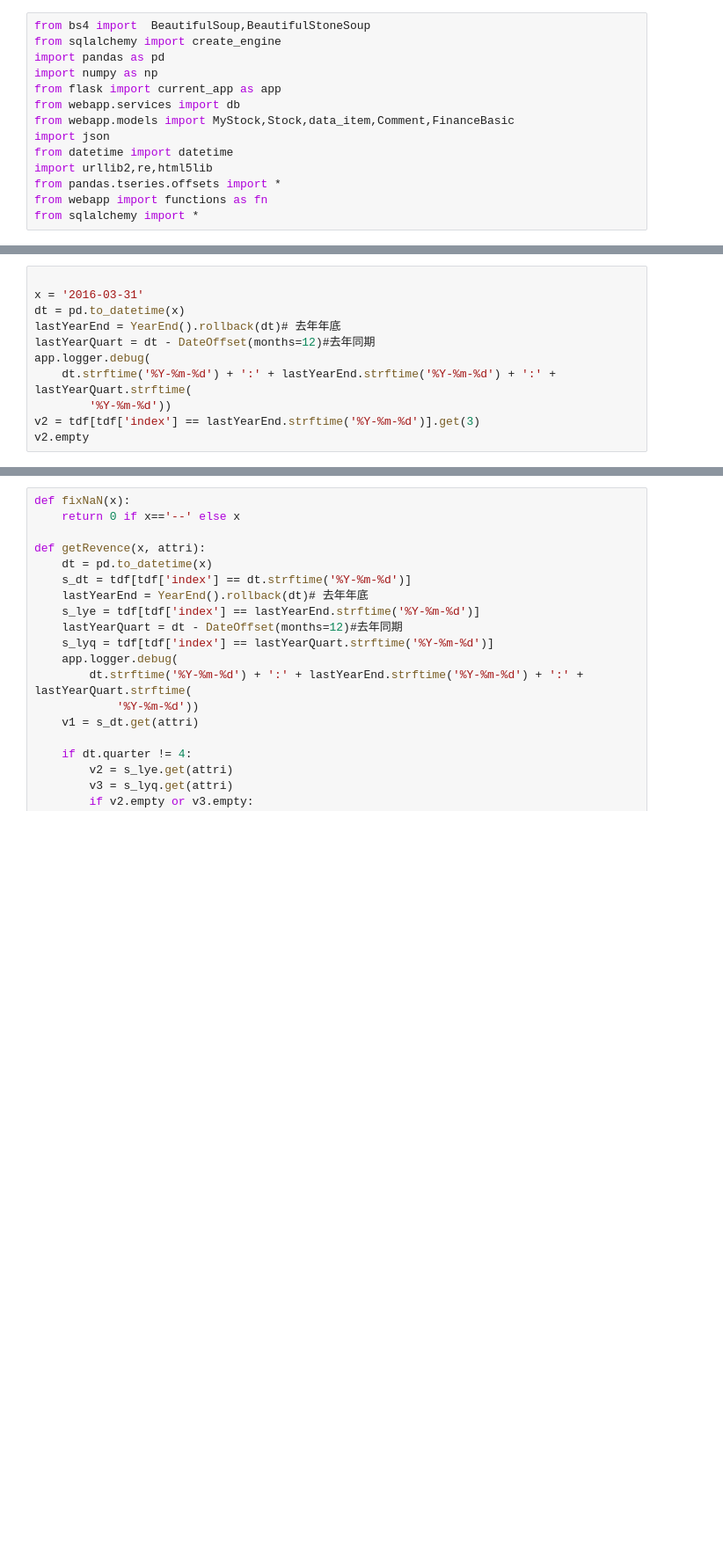
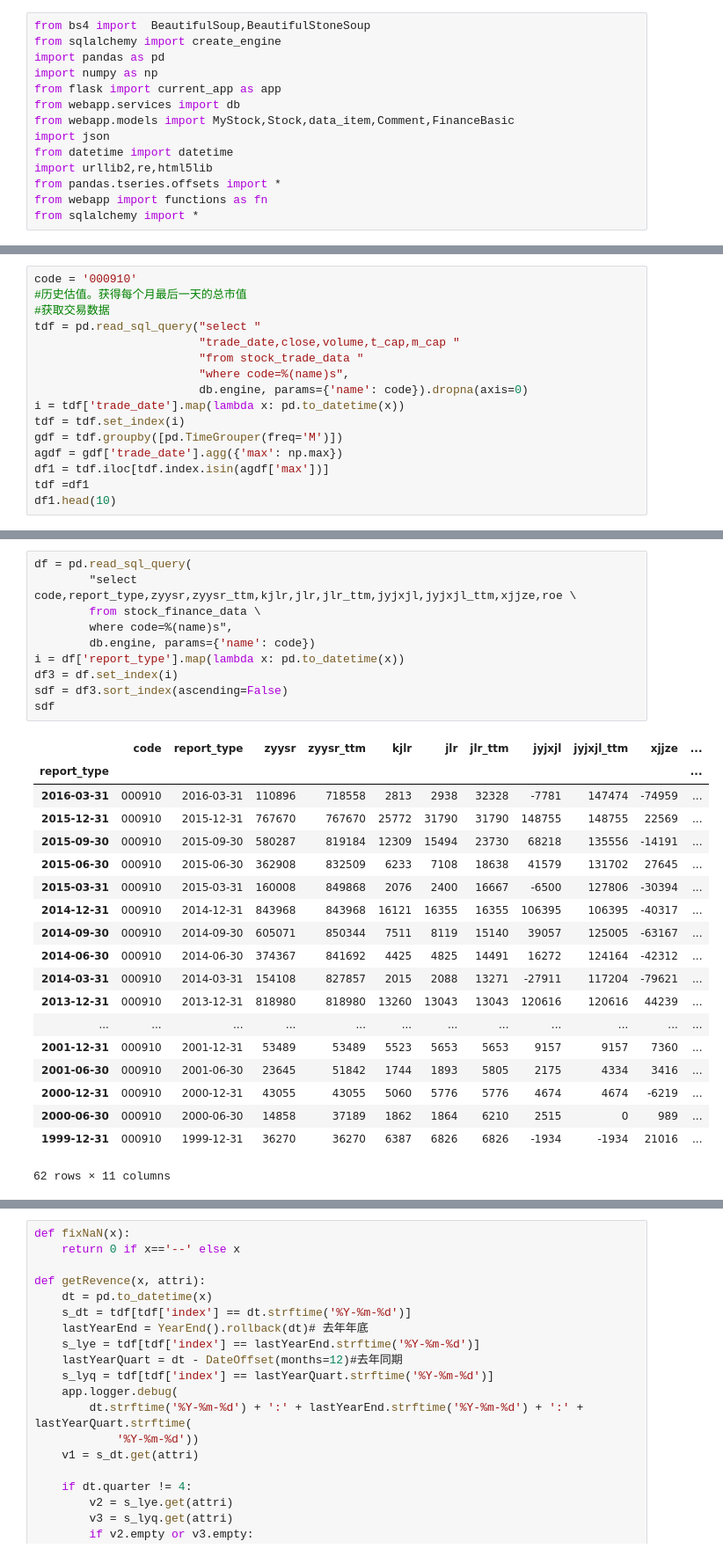
Before and after one commit to myfreshcity/mystock, a Jupyter notebook: Untitled1.ipynb, the cells around one changed output, grey strips where cells are left out. Shown at 88% size. Cells and saved outputs as stored; diff of their text form; blank space fills up the shorter version.

```diff
--- a/Untitled1.ipynb
+++ b/Untitled1.ipynb
@@ -86,11 +38,0 @@ tdf.head(3)
-# %%
-
-x = '2016-03-31'
-dt = pd.to_datetime(x)
-lastYearEnd = YearEnd().rollback(dt)# 去年年底
-lastYearQuart = dt - DateOffset(months=12)#去年同期
-app.logger.debug(
-    dt.strftime('%Y-%m-%d') + ':' + lastYearEnd.strftime('%Y-%m-%d') + ':' + lastYearQuart.strftime(
-        '%Y-%m-%d'))
-v2 = tdf[tdf['index'] == lastYearEnd.strftime('%Y-%m-%d')].get(3)
-v2.empty
@@ -101,0 +39,16 @@ s_date
+# %%
+code = '000910'
+#历史估值。获得每个月最后一天的总市值
+#获取交易数据
+tdf = pd.read_sql_query("select "
+                        "trade_date,close,volume,t_cap,m_cap "
+                        "from stock_trade_data "
+                        "where code=%(name)s",
+                        db.engine, params={'name': code}).dropna(axis=0)
+i = tdf['trade_date'].map(lambda x: pd.to_datetime(x))
+tdf = tdf.set_index(i)
+gdf = tdf.groupby([pd.TimeGrouper(freq='M')])
+agdf = gdf['trade_date'].agg({'max': np.max})
+df1 = tdf.iloc[tdf.index.isin(agdf['max'])]
+tdf =df1
+df1.head(10)
@@ -101,0 +68,30 @@ s_date
+# %%
+df = pd.read_sql_query(
+        "select code,report_type,zyysr,zyysr_ttm,kjlr,jlr,jlr_ttm,jyjxjl,jyjxjl_ttm,xjjze,roe \
+        from stock_finance_data \
+        where code=%(name)s",
+        db.engine, params={'name': code})
+i = df['report_type'].map(lambda x: pd.to_datetime(x))
+df3 = df.set_index(i)
+sdf = df3.sort_index(ascending=False)
+sdf
+# %% [output]
+|  | code | report_type | zyysr | zyysr_ttm | kjlr | jlr | jlr_ttm | jyjxjl | jyjxjl_ttm | xjjze | ... |
+| report_type |  |  |  |  |  |  |  |  |  |  | ... |
+| 2016-03-31 | 000910 | 2016-03-31 | 110896 | 718558 | 2813 | 2938 | 32328 | -7781 | 147474 | -74959 | ... |
+| 2015-12-31 | 000910 | 2015-12-31 | 767670 | 767670 | 25772 | 31790 | 31790 | 148755 | 148755 | 22569 | ... |
+| 2015-09-30 | 000910 | 2015-09-30 | 580287 | 819184 | 12309 | 15494 | 23730 | 68218 | 135556 | -14191 | ... |
+| 2015-06-30 | 000910 | 2015-06-30 | 362908 | 832509 | 6233 | 7108 | 18638 | 41579 | 131702 | 27645 | ... |
+| 2015-03-31 | 000910 | 2015-03-31 | 160008 | 849868 | 2076 | 2400 | 16667 | -6500 | 127806 | -30394 | ... |
+| 2014-12-31 | 000910 | 2014-12-31 | 843968 | 843968 | 16121 | 16355 | 16355 | 106395 | 106395 | -40317 | ... |
+| 2014-09-30 | 000910 | 2014-09-30 | 605071 | 850344 | 7511 | 8119 | 15140 | 39057 | 125005 | -63167 | ... |
+| 2014-06-30 | 000910 | 2014-06-30 | 374367 | 841692 | 4425 | 4825 | 14491 | 16272 | 124164 | -42312 | ... |
+| 2014-03-31 | 000910 | 2014-03-31 | 154108 | 827857 | 2015 | 2088 | 13271 | -27911 | 117204 | -79621 | ... |
+| 2013-12-31 | 000910 | 2013-12-31 | 818980 | 818980 | 13260 | 13043 | 13043 | 120616 | 120616 | 44239 | ... |
+| ... | ... | ... | ... | ... | ... | ... | ... | ... | ... | ... | ... |
+| 2001-12-31 | 000910 | 2001-12-31 | 53489 | 53489 | 5523 | 5653 | 5653 | 9157 | 9157 | 7360 | ... |
+| 2001-06-30 | 000910 | 2001-06-30 | 23645 | 51842 | 1744 | 1893 | 5805 | 2175 | 4334 | 3416 | ... |
+| 2000-12-31 | 000910 | 2000-12-31 | 43055 | 43055 | 5060 | 5776 | 5776 | 4674 | 4674 | -6219 | ... |
+| 2000-06-30 | 000910 | 2000-06-30 | 14858 | 37189 | 1862 | 1864 | 6210 | 2515 | 0 | 989 | ... |
+| 1999-12-31 | 000910 | 1999-12-31 | 36270 | 36270 | 6387 | 6826 | 6826 | -1934 | -1934 | 21016 | ... |
+62 rows × 11 columns
```
Also changed, not shown: parts of 9 cells of this notebook, 5 other files.
